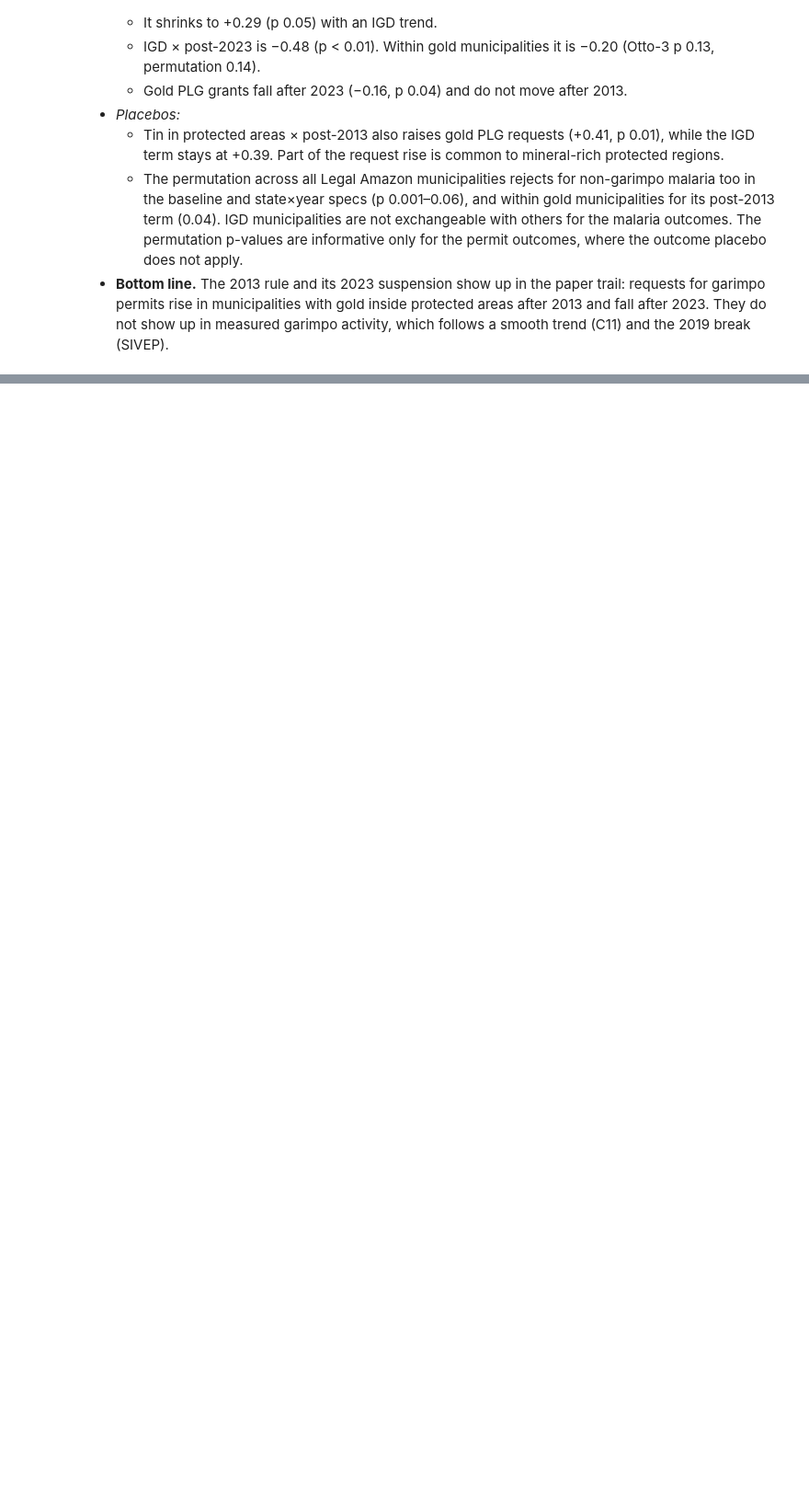
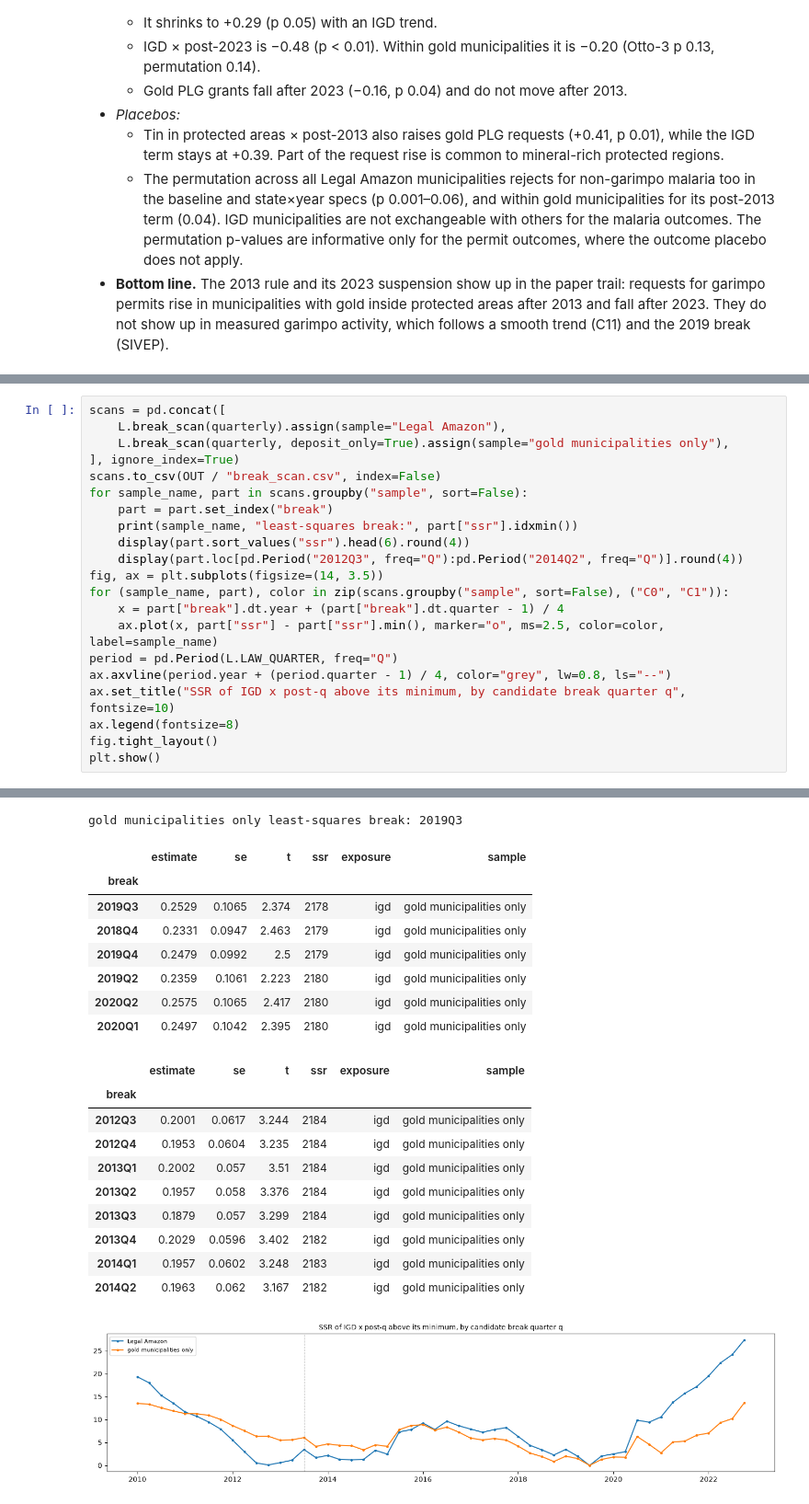
Before and after one commit to felixschulz385/river-pollution-brazil, a Jupyter notebook: output/notebooks/garimpo/03_laundering.ipynb, the cells around one changed output, grey strips where cells are left out. Shown at 92% size. Cells and saved outputs as stored; diff of their text form; blank space fills up the shorter version.

```diff
--- a/output/notebooks/garimpo/03_laundering.ipynb
+++ b/output/notebooks/garimpo/03_laundering.ipynb
@@ -473,0 +616,22 @@ as lead 1 predicts.
+# %%
+scans = pd.concat([
+    L.break_scan(quarterly).assign(sample="Legal Amazon"),
+    L.break_scan(quarterly, deposit_only=True).assign(sample="gold municipalities only"),
+], ignore_index=True)
+scans.to_csv(OUT / "break_scan.csv", index=False)
+for sample_name, part in scans.groupby("sample", sort=False):
+    part = part.set_index("break")
+    print(sample_name, "least-squares break:", part["ssr"].idxmin())
+    display(part.sort_values("ssr").head(6).round(4))
+    display(part.loc[pd.Period("2012Q3", freq="Q"):pd.Period("2014Q2", freq="Q")].round(4))
+fig, ax = plt.subplots(figsize=(14, 3.5))
+for (sample_name, part), color in zip(scans.groupby("sample", sort=False), ("C0", "C1")):
+    x = part["break"].dt.year + (part["break"].dt.quarter - 1) / 4
+    ax.plot(x, part["ssr"] - part["ssr"].min(), marker="o", ms=2.5, color=color, label=sample_name)
+period = pd.Period(L.LAW_QUARTER, freq="Q")
+ax.axvline(period.year + (period.quarter - 1) / 4, color="grey", lw=0.8, ls="--")
+ax.set_title("SSR of IGD x post-q above its minimum, by candidate break quarter q", fontsize=10)
+ax.legend(fontsize=8)
+fig.tight_layout()
+plt.show()
+# %% [output]
@@ -473,0 +657,20 @@ as lead 1 predicts.
+gold municipalities only least-squares break: 2019Q3
+|  | estimate | se | t | ssr | exposure | sample |
+| break |  |  |  |  |  |  |
+| 2019Q3 | 0.2529 | 0.1065 | 2.374 | 2178 | igd | gold municipalities only |
+| 2018Q4 | 0.2331 | 0.0947 | 2.463 | 2179 | igd | gold municipalities only |
+| 2019Q4 | 0.2479 | 0.0992 | 2.5 | 2179 | igd | gold municipalities only |
+| 2019Q2 | 0.2359 | 0.1061 | 2.223 | 2180 | igd | gold municipalities only |
+| 2020Q2 | 0.2575 | 0.1065 | 2.417 | 2180 | igd | gold municipalities only |
+| 2020Q1 | 0.2497 | 0.1042 | 2.395 | 2180 | igd | gold municipalities only |
+|  | estimate | se | t | ssr | exposure | sample |
+| break |  |  |  |  |  |  |
+| 2012Q3 | 0.2001 | 0.0617 | 3.244 | 2184 | igd | gold municipalities only |
+| 2012Q4 | 0.1953 | 0.0604 | 3.235 | 2184 | igd | gold municipalities only |
+| 2013Q1 | 0.2002 | 0.057 | 3.51 | 2184 | igd | gold municipalities only |
+| 2013Q2 | 0.1957 | 0.058 | 3.376 | 2184 | igd | gold municipalities only |
+| 2013Q3 | 0.1879 | 0.057 | 3.299 | 2184 | igd | gold municipalities only |
+| 2013Q4 | 0.2029 | 0.0596 | 3.402 | 2182 | igd | gold municipalities only |
+| 2014Q1 | 0.1957 | 0.0602 | 3.248 | 2183 | igd | gold municipalities only |
+| 2014Q2 | 0.1963 | 0.062 | 3.167 | 2182 | igd | gold municipalities only |
+[figure, added]
```
Also changed, not shown: parts of 5 cells of this notebook, 4 other files.
